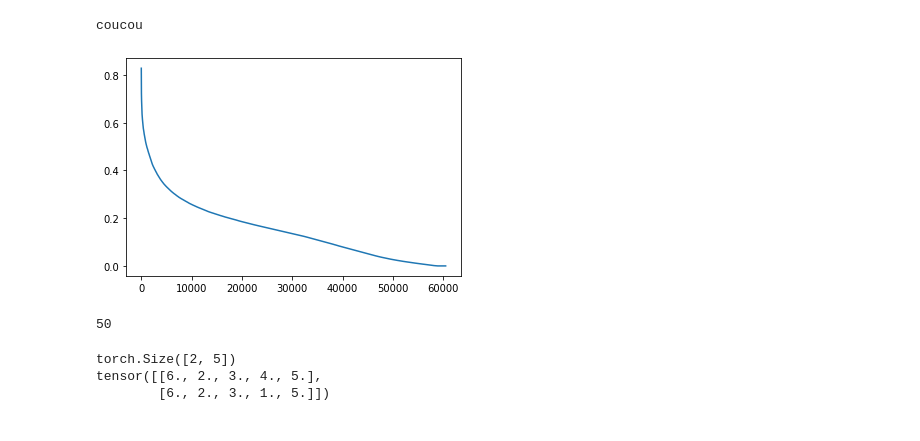
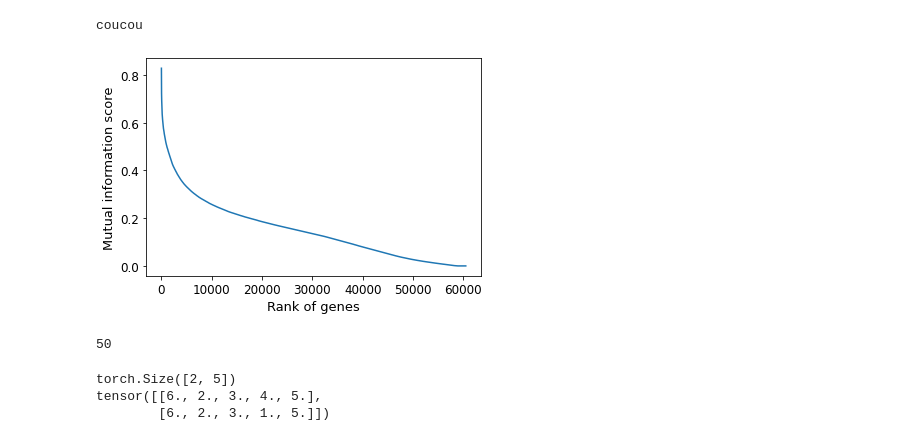
Before and after one commit to MathieuRita/Population, a Jupyter notebook: test_notebook.ipynb, the cells around one changed output. Cells and saved outputs as stored; diff of their text form; code cells hidden in the pictures.

```diff
--- a/test_notebook.ipynb
+++ b/test_notebook.ipynb
@@ -84,17 +84,21 @@ coucou
 # %%
 import matplotlib.pyplot as plt
 
 mi_values=np.load("/Users/mrita/Desktop/Work/CUP/saved_mi_values.npy")
 gene_labels=np.load("/Users/mrita/Desktop/Work/CUP/gene_labels.npy")
 
 ordered_mi_idx = np.argsort(mi_values)[::-1]
 
 plt.plot(mi_values[ordered_mi_idx])
+plt.xlabel("Rank of genes",size=13)
+plt.ylabel("Mutual information score",size=13)
+plt.yticks(fontsize=12)
+plt.xticks(fontsize=12)
 plt.show()
 
 print(np.sum(mi_values>0.7))
 # %% [output]
-[figure, old version]
+[figure, new version]
 50
 # %%
 voc_size=5
```
Also changed, not shown: parts of 19 cells of this notebook, 4 other files.
